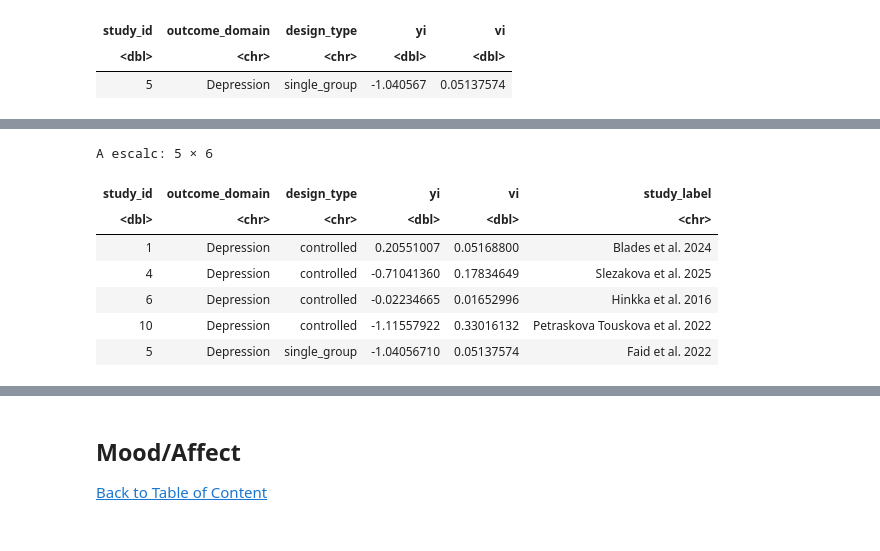
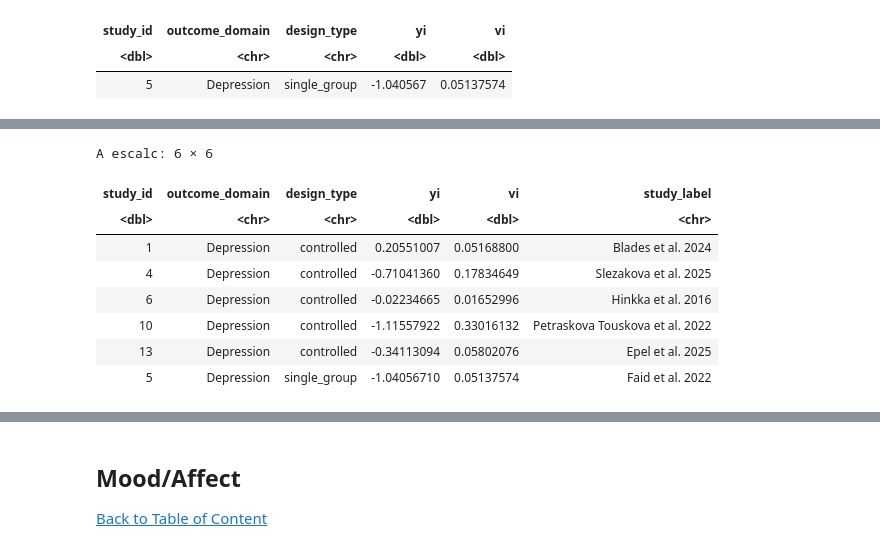
Before and after one commit to sschepanski/CWEMetaAnalysis, a Jupyter notebook: scr/Analysis.ipynb, the cells around one changed output, grey strips where cells are left out. Saved outputs shown, nothing was run; the diff lists cells and outputs as text; code cells hidden in the pictures.

```diff
--- a/scr/Analysis.ipynb
+++ b/scr/Analysis.ipynb
@@ -147 +165,17 @@ $ timepoint_days_num         <dbl> NA, NA, NA, NA, NA, NA, NA, NA, NA, NA, NA,
 $ group_harmonised           <chr> "Intervention", "Control", "Intervention", …
+# %%
+# Helper: standardize strings for matching (instrument + subscale) ---
+std_key <- function(x) {
+  x %>%
+    replace_na("") %>%
+    str_squish() %>%           # collapse whitespace + trim
+    str_replace_all("\r\n|\n|\r", " ") %>%  # normalize line breaks
+    str_squish() %>%
+    str_to_lower()
+}
+
+mental2 <- mental %>%
+  mutate(
+    instrument_key = std_key(instrument),
+    subscale_key   = std_key(subscale)
+  )
@@ -147,0 +225,16 @@ $ group_harmonised           <chr> "Intervention", "Control", "Intervention",
+# %%
+# Apply mapping: replace instrument_domain when a match exists ---
+mental <- mental2 %>%
+  dplyr::left_join(
+    domain_map %>% dplyr::select(instrument_key, subscale_key, instrument_domain_new),
+    by = c("instrument_key", "subscale_key")
+  ) %>%
+  dplyr::mutate(
+    instrument_domain = dplyr::coalesce(instrument_domain_new, instrument_domain)
+  ) %>%
+  dplyr::select(-instrument_key, -subscale_key, -instrument_domain_new)
+
+
+# Quick check: what changed? ---
+mental %>%
+  count(instrument, subscale, instrument_domain, sort = TRUE)
@@ -683,31 +803,33 @@ A tibble: 1 × 6
 # %%
 ## ============================================================
 ## Add human-readable study labels
 ## ============================================================
 
 study_labels <- tibble::tibble(
-  study_id = c(1, 4, 6, 5, 10),
+  study_id = c(1, 4, 6, 5, 10, 13),
   study_label = c(
     "Blades et al. 2024",
     "Slezakova et al. 2025",
     "Hinkka et al. 2016",
     "Faid et al. 2022",
-    "Petraskova Touskova et al. 2022"
+    "Petraskova Touskova et al. 2022",
+    "Epel et al. 2025"
   )
 )
 
 es_dep_all_labeled <- es_dep_all %>%
   dplyr::left_join(study_labels, by = "study_id")
 
 es_dep_all_labeled
 # %% [output]
-A escalc: 5 × 6
+A escalc: 6 × 6
 | study_id | outcome_domain | design_type | yi | vi | study_label |
 | <dbl> | <chr> | <chr> | <dbl> | <dbl> | <chr> |
 | 1 | Depression | controlled | 0.20551007 | 0.05168800 | Blades et al. 2024 |
 | 4 | Depression | controlled | -0.71041360 | 0.17834649 | Slezakova et al. 2025 |
 | 6 | Depression | controlled | -0.02234665 | 0.01652996 | Hinkka et al. 2016 |
 | 10 | Depression | controlled | -1.11557922 | 0.33016132 | Petraskova Touskova et al. 2022 |
+| 13 | Depression | controlled | -0.34113094 | 0.05802076 | Epel et al. 2025 |
 | 5 | Depression | single_group | -1.04056710 | 0.05137574 | Faid et al. 2022 |
 # %%
 ## ============================================================
```
Also changed, not shown: parts of 86 cells of this notebook, 22 other files.
